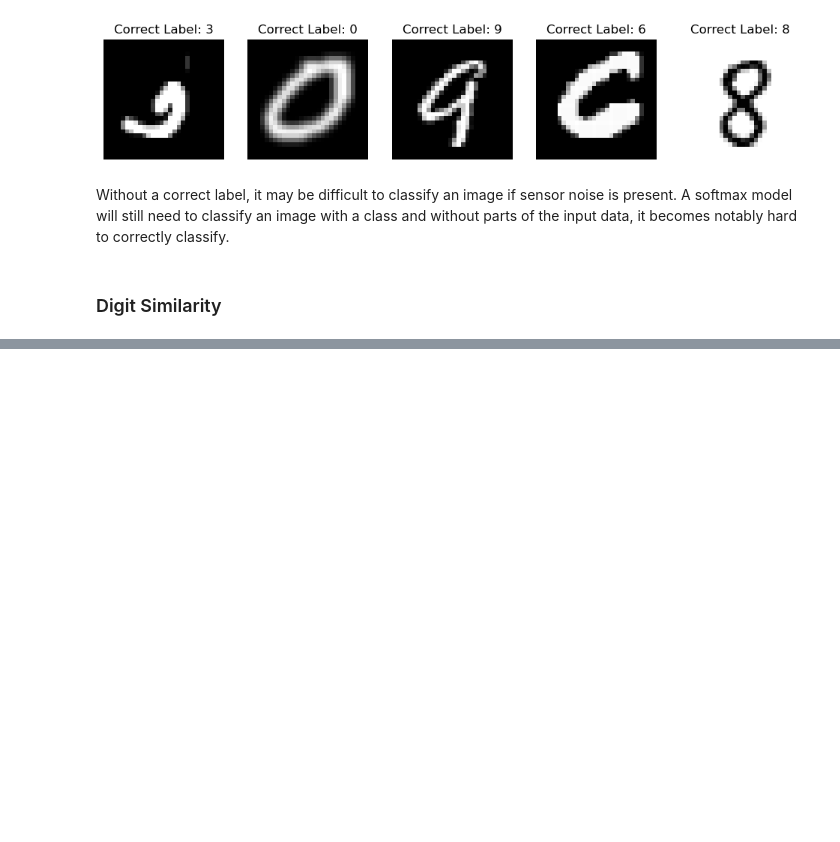
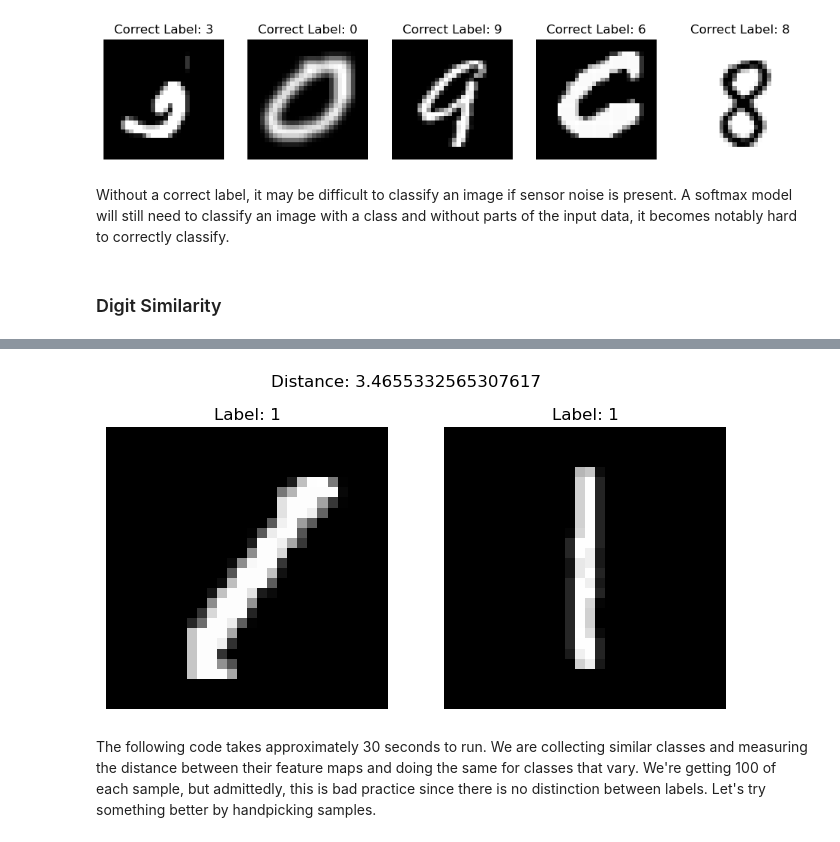
Before and after one commit to manjushettar/uncertainty, a Jupyter notebook: reliable_networks/mnist_exploration.ipynb, the cells around one changed output, grey strips where cells are left out. Saved outputs shown, nothing was run; the diff lists cells and outputs as text; code cells hidden in the pictures; blank space fills up the shorter version.

```diff
--- a/reliable_networks/mnist_exploration.ipynb
+++ b/reliable_networks/mnist_exploration.ipynb
@@ -302,0 +314,13 @@ images_with_distance(img1, img2, target1, target2, dist)
+# %%
+class ResNetFeatureExtractor(nn.Module):
+    def __init__(self, resnet):
+        super(ResNetFeatureExtractor, self).__init__()
+        self.resnet = nn.Sequential(*list(resnet.children())[:-1])
+
+    def forward(self, x):
+        with torch.no_grad():
+            x = self.resnet(x)
+        return x.squeeze()
+# %%
+feature_extractor = ResNetFeatureExtractor(models.resnet18()).eval()
+feature_extractor
@@ -302,0 +345,22 @@ images_with_distance(img1, img2, target1, target2, dist)
+# %%
+def img_for_resnet(img):
+    transform = transforms.Compose([
+    transforms.Resize((224, 224)),
+    transforms.Grayscale(num_output_channels=3),
+    transforms.ToTensor(),
+    transforms.Normalize(mean=[0.485, 0.456, 0.406], std=[0.229, 0.224, 0.225]),
+])
+
+    res_img = transforms.ToPILImage()(img.squeeze(0))
+    res_img = transform(res_img).unsqueeze(0)
+    return res_img
+
+def get_feature_maps(model, img):
+    return model(img)
+
+def feature_based_distance(img1, img2, model):
+    features1 = model(img1)
+    features2 = model(img2)
+
+    distance = torch.sqrt(torch.sum((features1 - features2) ** 2))
+    return distance.item()
@@ -302,0 +369,13 @@ images_with_distance(img1, img2, target1, target2, dist)
+# %%
+i1, t1 = next(iter(train_loader))
+i2, t2 = next(iter(train_loader))
+
+res_i1 = img_for_resnet(i1)
+res_i2 = img_for_resnet(i2)
+# %%
+distance = feature_based_distance(res_i1, res_i2, feature_extractor)
+images_with_distance(i1.squeeze(), i2.squeeze(), t1, t2, distance)
+# %% [output]
+[figure, added]
+# %% [markdown]
+The following code takes approximately 30 seconds to run. We are collecting similar classes and measuring the distance between their feature maps and doing the same for classes that vary. We're getting 100 of each sample, but admittedly, this is bad practice since there is no distinction between labels. Let's try something better by handpicking samples.
```
Also changed, not shown: parts of 36 cells of this notebook.
